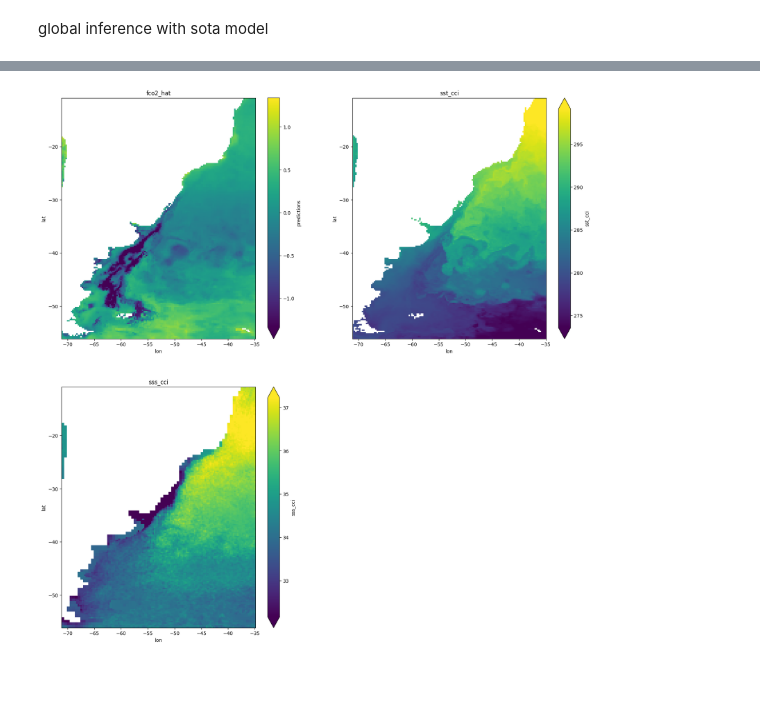
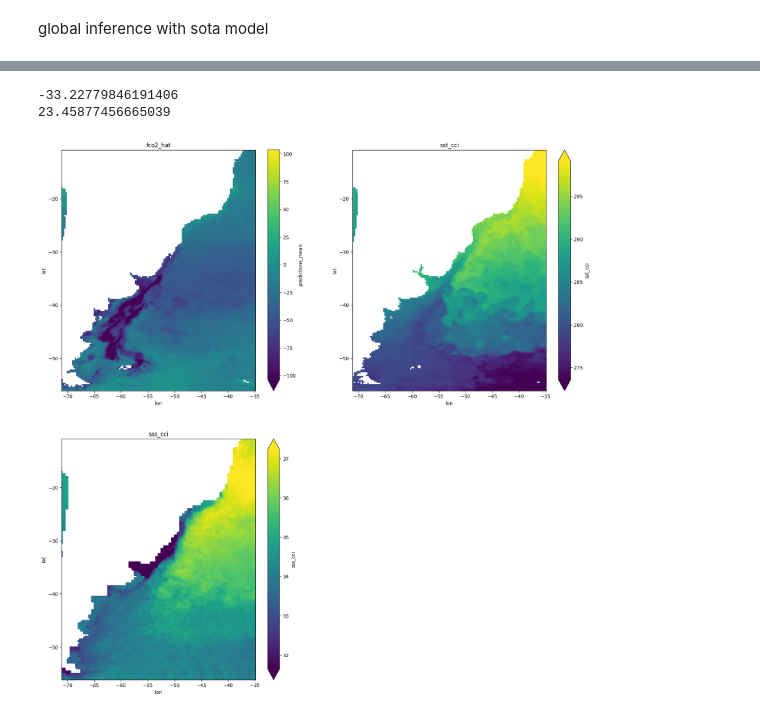
Before and after one commit to ebrusoni/fco2diffusion, a Jupyter notebook: training/plots.ipynb, the cells around one changed output, grey strips where cells are left out. Drawn from its saved outputs; the diff is of its cells as text; code cells hidden in the pictures; blank space fills up the shorter version.

Commit message:
updated sota validation notebook

```diff
--- a/training/plots.ipynb
+++ b/training/plots.ipynb
@@ -332,12 +333,13 @@ array([0.0000e+00, 2.5000e-01, 5.0000e-01, ..., 3.5950e+02, 3.5975e+02,
 # %%
 from fco2models.ueval import load_models, print_loss_info
 from fco2models.umeanest import MLPModel
+from fco2models.models import MLPNaiveEnsemble
 
-save_dir = '../models/sota/'
+save_dir = '../models/sota_ensemble/'
 model_path = 'e_30.pt'
 model_name = 'sota_mlp'
 model_info = {
-    model_name: [save_dir, model_path, MLPModel]
+    model_name: [save_dir, model_path, MLPNaiveEnsemble]
     }
 
 models = load_models(model_info)
@@ -373 +375,4 @@ _, preds = predict_mean_eval(model, dataloader, is_sequence=False)
 Predicting on cuda
+# %%
+preds = preds * train_stats['stds'][0] + train_stats['means'][0]
+preds.shape
@@ -374,4 +381,7 @@ Predicting on cuda
 # %%
-df_collocated['predictions'] = preds.squeeze(-1)
+df_collocated['predictions_mean'] = preds.squeeze(-1).mean(axis=0)
+df_collocated['predictions_std'] = preds.squeeze(-1).std(axis=0) * 5.7
+df_collocated['lon'] = np.round(df_collocated['lon']*4, 0) / 4  # Round to 0.25 degrees for coarsening
+df_collocated['lat'] = np.round(df_collocated['lat']*4, 0) / 4  # Round to 0.25 degrees for coarsening
 df_collocated = df_collocated.groupby(['lat', 'lon']).mean()
 ds = df_collocated.to_xarray()
@@ -400,19 +414,27 @@ Data variables: (12/52)
 # %%
-lon_min = -71
-lon_max = -35
-lat_min = -56
-lat_max = -11
+malvinas = (-71, -56, -35, -11)  # (lon_min, lat_min, lon_max, lat_max)
+eq_pacific = (-144, -18, -63, 18)
+cali = (-149, 22, -107, 48)
+papayo = (-108.281250,0.439449,-66.708984,23.079732)
+nw_africa = (-41.748047,3.776559,-9.404297,27.800210)
+box = (-180, 0, 0, 75)
+lon_min, lat_min, lon_max, lat_max = malvinas
 # %%
 import matplotlib.pyplot as plt
 fig, axs = plt.subplots(2,2, figsize=(20, 20))
 plot_ds = ds.sel(lat=slice(lat_min, lat_max), lon=slice(lon_min, lon_max))
-plot_ds.predictions.plot(ax=axs[0, 0], robust=True, cmap="viridis")
+print(plot_ds.predictions_mean.mean().item())
+print(plot_ds.predictions_mean.std().item())
+
+plot_ds.predictions_mean.plot(ax=axs[0, 0], robust=True, cmap="viridis")
 axs[0, 0].set_title("fco2_hat")
 plot_ds.sst_cci.plot(ax=axs[0, 1], robust=True, cmap="viridis")
 axs[0, 1].set_title("sst_cci")
 plot_ds.sss_cci.plot(ax=axs[1, 0], robust=True, cmap="viridis")
 axs[1, 0].set_title("sss_cci")
 axs[1,1].set_visible(False)
 plt.show()
 # %% [output]
+-33.22779846191406
+23.45877456665039
-[figure, old version]
+[figure, new version]
```
Also changed, not shown: parts of 17 cells of this notebook.
